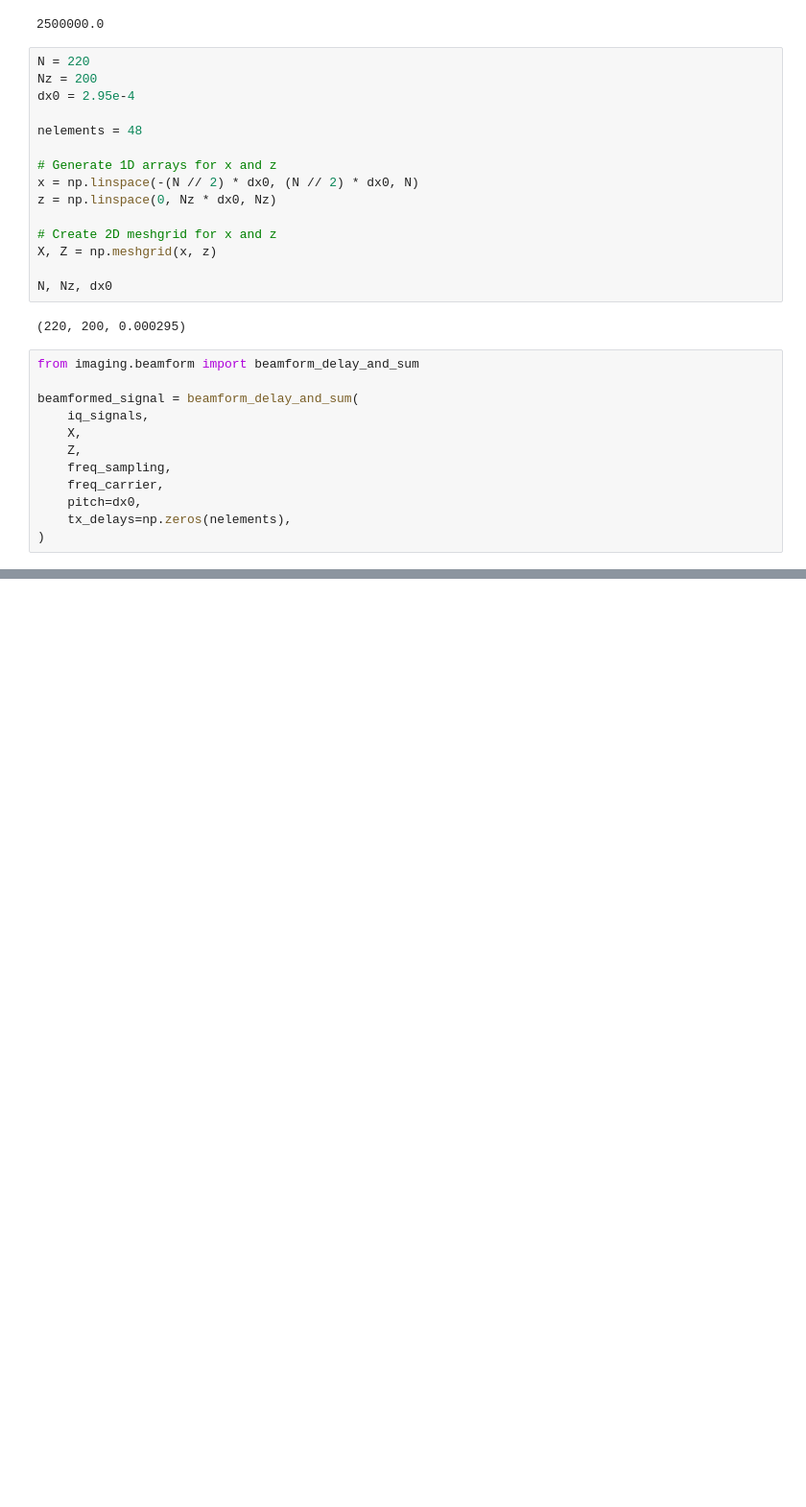
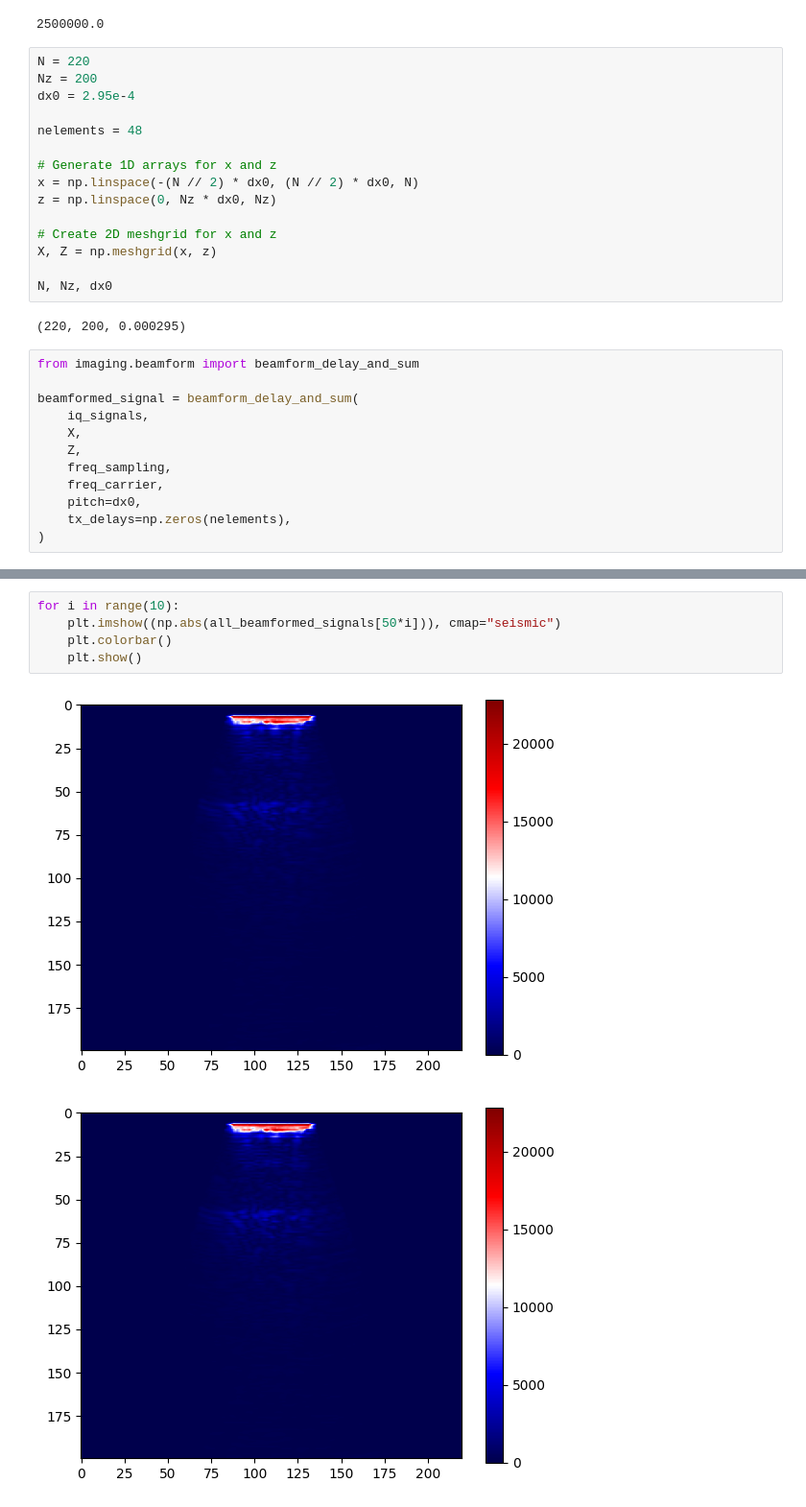
Before and after one commit to thomasrribeiro/brainhackFUS, a Jupyter notebook: notebooks/verasonics_ntkbeamform.ipynb, the cells around one changed output, grey strips where cells are left out. Shown at 96% size. Cells and saved outputs as stored; diff of their text form; blank space fills up the shorter version.

```diff
--- a/notebooks/verasonics_ntkbeamform.ipynb
+++ b/notebooks/verasonics_ntkbeamform.ipynb
@@ -131,0 +137,8 @@ plt.show()
+# %%
+for i in range(10):
+    plt.imshow((np.abs(all_beamformed_signals[50*i])), cmap="seismic")
+    plt.colorbar()
+    plt.show()
+# %% [output]
+[figure, added]
+[figure, added]
```
Also changed, not shown: parts of 20 cells of this notebook.
